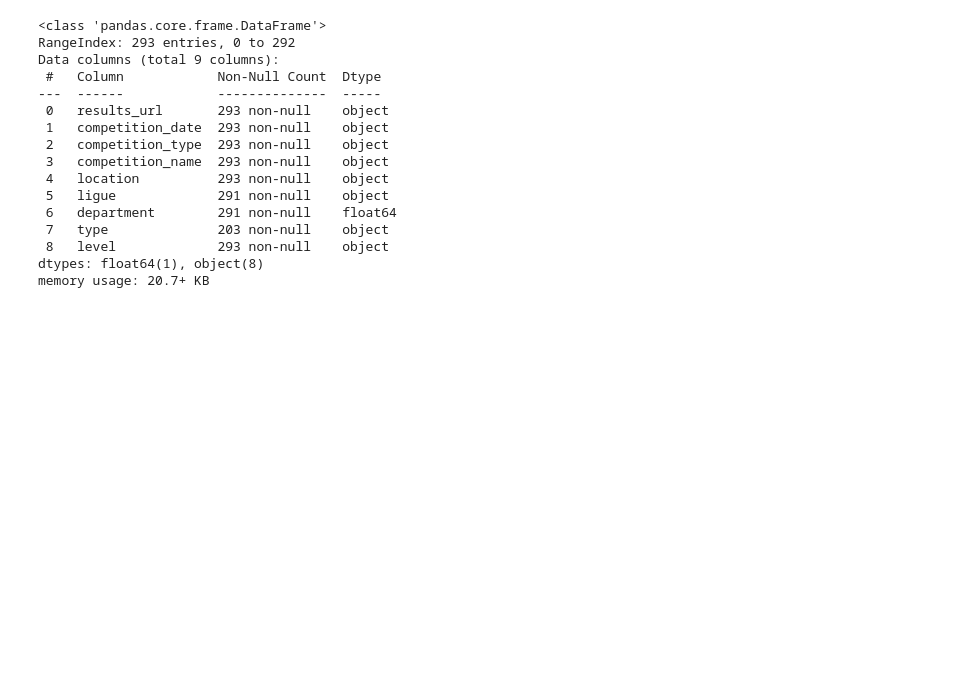
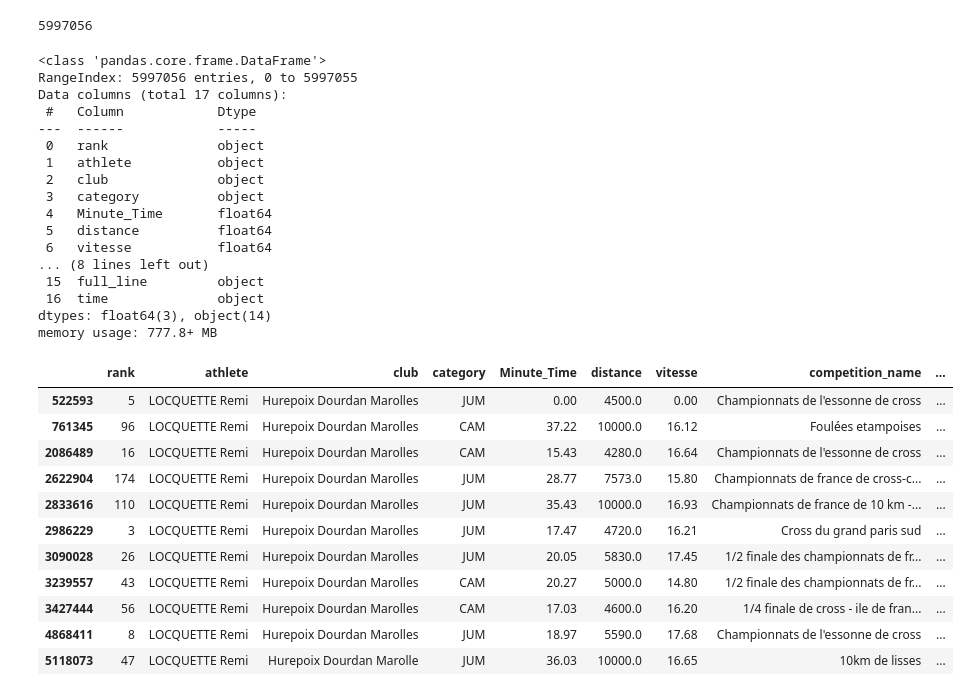
Before and after one commit to TrotiRemi/FFA_Data, a Jupyter notebook: test.ipynb, the cells around one changed output. Drawn from its saved outputs; the diff is of its cells as text; code cells hidden in the pictures; blank space fills up the shorter version.

```diff
--- a/test.ipynb
+++ b/test.ipynb
@@ -26,19 +23,30 @@ memory usage: 17.2+ MB
+# %%
+df = pd.read_csv("results.csv")
+# %%
+df['rank'] = df['rank'].astype(str)
+# %%
+len(df)
+# %% [output]
+5997056
+# %%
+df['department'] = df['department'].astype(str)
 # %%
 df.info()
 # %% [output]
 <class 'pandas.core.frame.DataFrame'>
-RangeIndex: 293 entries, 0 to 292
-Data columns (total 9 columns):
- #   Column            Non-Null Count  Dtype
----  ------            --------------  -----
- 0   results_url       293 non-null    object
- 1   competition_date  293 non-null    object
- 2   competition_type  293 non-null    object
- 3   competition_name  293 non-null    object
- 4   location          293 non-null    object
- 5   ligue             291 non-null    object
- 6   department        291 non-null    float64
- 7   type              203 non-null    object
- 8   level             293 non-null    object
-dtypes: float64(1), object(8)
-memory usage: 20.7+ KB
+RangeIndex: 5997056 entries, 0 to 5997055
+Data columns (total 17 columns):
+ #   Column            Dtype
+---  ------            -----
+ 0   rank              object
+ 1   athlete           object
+ 2   club              object
+ 3   category          object
+ 4   Minute_Time       float64
+ 5   distance          float64
+ 6   vitesse           float64
+... (8 lines left out)
+ 15  full_line         object
+ 16  time              object
+dtypes: float64(3), object(14)
+memory usage: 777.8+ MB
@@ -73,0 +53,15 @@ aggregated_df.to_csv('resultat_course.csv', index=False)
+# %%
+df[df['athlete'] == "LOCQUETTE Remi"]
+# %% [output]
+|  | rank | athlete | club | category | Minute_Time | distance | vitesse | competition_name | ... |
+| 522593 | 5 | LOCQUETTE Remi | Hurepoix Dourdan Marolles | JUM | 0.00 | 4500.0 | 0.00 | Championnats de l'essonne de cross | ... |
+| 761345 | 96 | LOCQUETTE Remi | Hurepoix Dourdan Marolles | CAM | 37.22 | 10000.0 | 16.12 | Foulées etampoises | ... |
+| 2086489 | 16 | LOCQUETTE Remi | Hurepoix Dourdan Marolles | CAM | 15.43 | 4280.0 | 16.64 | Championnats de l'essonne de cross | ... |
+| 2622904 | 174 | LOCQUETTE Remi | Hurepoix Dourdan Marolles | JUM | 28.77 | 7573.0 | 15.80 | Championnats de france de cross-c... | ... |
+| 2833616 | 110 | LOCQUETTE Remi | Hurepoix Dourdan Marolles | JUM | 35.43 | 10000.0 | 16.93 | Championnats de france de 10 km -... | ... |
+| 2986229 | 3 | LOCQUETTE Remi | Hurepoix Dourdan Marolles | JUM | 17.47 | 4720.0 | 16.21 | Cross du grand paris sud | ... |
+| 3090028 | 26 | LOCQUETTE Remi | Hurepoix Dourdan Marolles | JUM | 20.05 | 5830.0 | 17.45 | 1/2 finale des championnats de fr... | ... |
+| 3239557 | 43 | LOCQUETTE Remi | Hurepoix Dourdan Marolles | CAM | 20.27 | 5000.0 | 14.80 | 1/2 finale des championnats de fr... | ... |
+| 3427444 | 56 | LOCQUETTE Remi | Hurepoix Dourdan Marolles | CAM | 17.03 | 4600.0 | 16.20 | 1/4 finale de cross - ile de fran... | ... |
+| 4868411 | 8 | LOCQUETTE Remi | Hurepoix Dourdan Marolles | JUM | 18.97 | 5590.0 | 17.68 | Championnats de l'essonne de cross | ... |
+| 5118073 | 47 | LOCQUETTE Remi | Hurepoix Dourdan Marolle | JUM | 36.03 | 10000.0 | 16.65 | 10km de lisses | ... |
```
Also changed, not shown: parts of 27 cells of this notebook, 19 other files.
